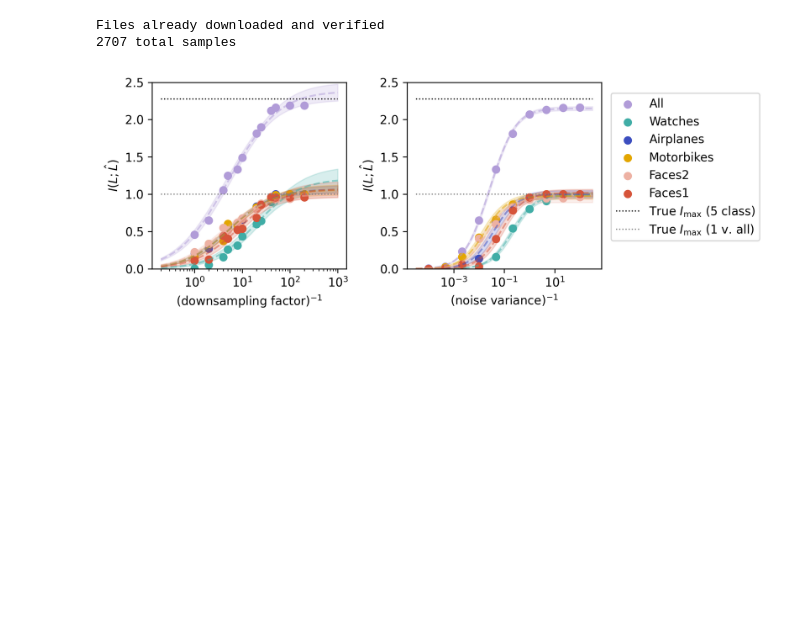
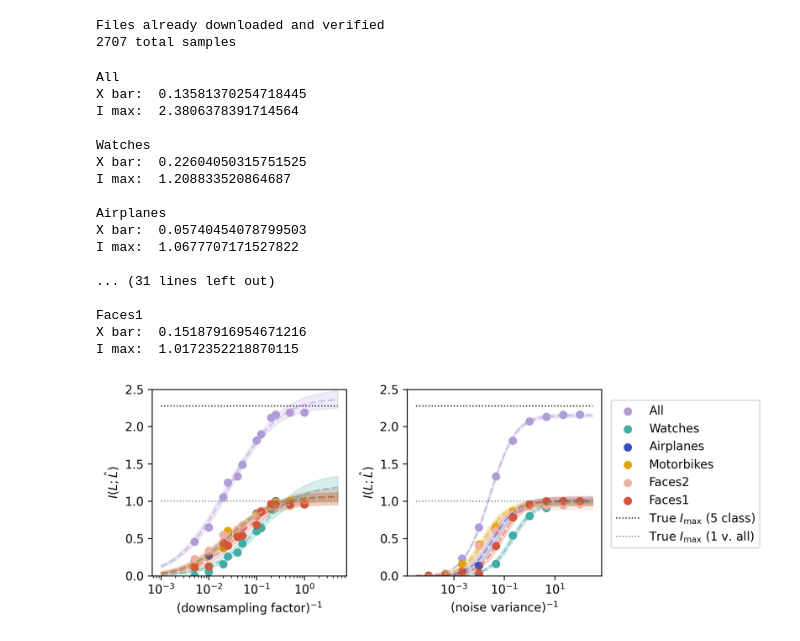
Before and after one commit to ggdna/scScaling, a Jupyter notebook: results/Caltech101_plots.ipynb, the cells around one changed output. Drawn from its saved outputs; the diff is of its cells as text; code cells hidden in the pictures; blank space fills up the shorter version.

```diff
--- a/results/Caltech101_plots.ipynb
+++ b/results/Caltech101_plots.ipynb
@@ -73,7 +73,7 @@ palette = c6
 
 for i, x in enumerate(classes[::-1]):
     # prepare data
-    x_data = (200 / (df[df['Class label'] == x]['Factor']))
+    x_data = (1 / (df[df['Class label'] == x]['Factor']))
     y_data = df[df['Class label'] == x]['MI']
 
     # create model and parameters
@@ -98,6 +98,12 @@ for i, x in enumerate(classes[::-1]):
     axs[0].plot(x_fit, y_fit, linestyle='--', color=palette[i], alpha=0.5)
     axs[0].fill_between(x_fit, y_fit + y_upper, y_fit + y_lower, color=palette[i], alpha=0.2)
     axs[0].scatter(x_data, y_data, color=palette[i], label=class_names[::-1][i])
+
+    print(class_names[::-1][i])
+    print("X bar: ", 1/result.params['A'].value)
+    print("I max: ", 0.5*np.log2(result.params['B'].value/result.params['A'].value))
+    print()
+
 
 
 axs[0].plot([np.min(x_fit), np.max(x_fit)], [entropy_5_class, entropy_5_class], linestyle='dotted',
@@ -133,31 +139,54 @@ for i, x in enumerate(classes[::-1]):
     # generate fit line
     x_fit = np.logspace(-4.5, 2.5, 10**5)
     y_fit = model.eval(params=result.params, x=x_fit)
 
     # calculate confidence bands
     y_upper = result.eval_uncertainty(params=result.params,
                                       x=x_fit, sigma=2)
     y_lower = -y_upper
 
     # plot fit and data
     axs[1].plot(x_fit, y_fit, linestyle='--', color=palette[i], alpha=0.5)
     axs[1].fill_between(x_fit, y_fit + y_upper, y_fit + y_lower, color=palette[i], alpha=0.2)
     axs[1].scatter(x_data, y_data, color=palette[i], label=class_names[::-1][i])
 
 
+    print(class_names[::-1][i])
+    print("X bar: ", 1/result.params['A'].value)
+    print("I max: ", 0.5*np.log2(result.params['B'].value/result.params['A'].value))
+    print()
+
+
 axs[1].plot([np.min(x_fit), np.max(x_fit)], [entropy_5_class, entropy_5_class], linestyle='dotted',
          color='k', label=r'True $I_{\max}$ (5 class)', lw=1)
 axs[1].plot([np.min(x_fit), np.max(x_fit)], [1, 1], linestyle='dotted',
          color='grey', label=r'True $I_{\max}$ (1 v. all)', lw=1)
 
 axs[1].set_xlabel(r'$\text{(noise variance)}^{-1}$')
 axs[1].set_ylabel(r'$I(L; \hat{L})$')
 axs[1].set_xscale('log')
 axs[1].legend(loc=(1.05, 0.15))
 
 axs[1].set_ylim(0, 2.5)
 axs[0].set_ylim(0, 2.5)
 
 plt.tight_layout()
 # %% [output]
+All
+X bar:  0.13581370254718445
+I max:  2.3806378391714564
+
+Watches
+X bar:  0.22604050315751525
+I max:  1.208833520864687
+
+Airplanes
+X bar:  0.05740454078799503
+I max:  1.0677707171527822
+
+... (31 lines left out)
+
+Faces1
+X bar:  0.15187916954671216
+I max:  1.0172352218870115
-[figure, old version]
+[figure, new version]
```
Also changed, not shown: 2 other files.
